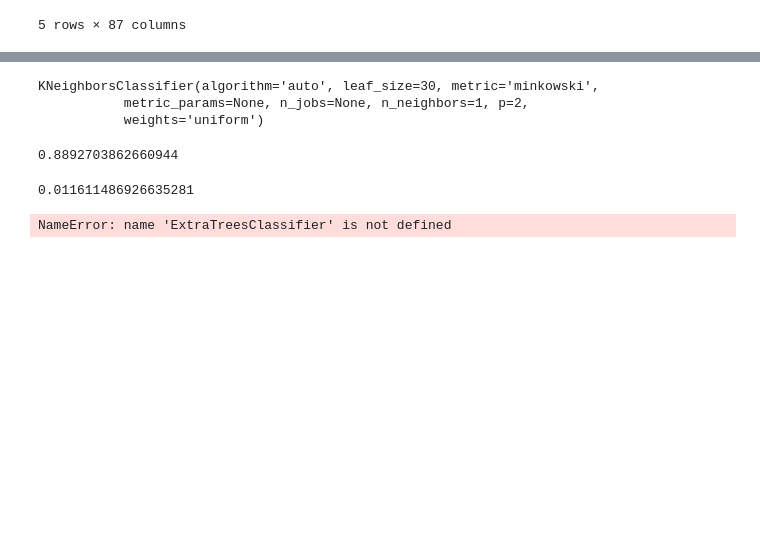
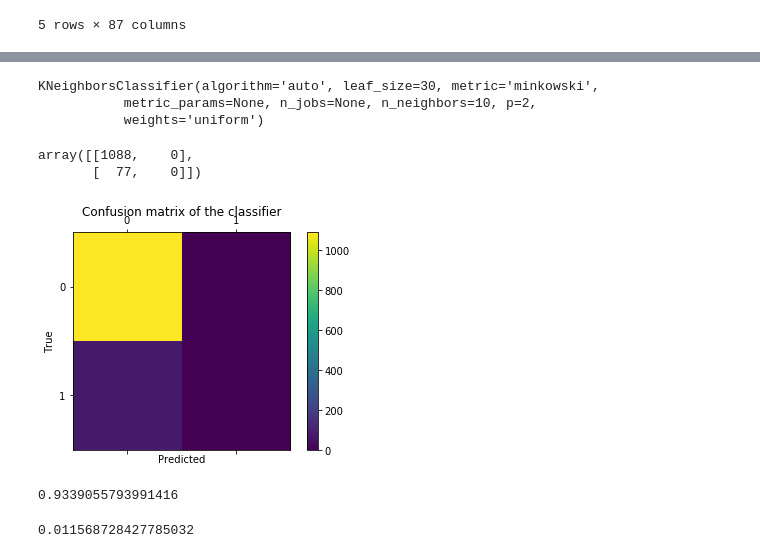
Before and after one commit to ochomoswill/coil_dataset, a Jupyter notebook: src/COIL Dataset.ipynb, the cells around one changed output, grey strips where cells are left out. Drawn from its saved outputs; the diff is of its cells as text; code cells hidden in the pictures; blank space fills up the shorter version.

Commit message:
Updated Notebook with Confusion Matrix and Accuracy

```diff
--- a/src/COIL Dataset.ipynb
+++ b/src/COIL Dataset.ipynb
@@ -281,11 +250,11 @@ X_test = sc_X.transform(X_test)
 # %%
 # # Fit classifier to the training set
 from sklearn.neighbors import KNeighborsClassifier
-classifier = KNeighborsClassifier(n_neighbors=1,metric='minkowski',p=2)
+classifier = KNeighborsClassifier(n_neighbors=10,metric='minkowski',p=2)
 classifier.fit(X_train,y_train)
 # %% [output]
 KNeighborsClassifier(algorithm='auto', leaf_size=30, metric='minkowski',
-           metric_params=None, n_jobs=None, n_neighbors=1, p=2,
+           metric_params=None, n_jobs=None, n_neighbors=10, p=2,
            weights='uniform')
 # %%
 # Predict
@@ -294,10 +263,29 @@ y_pred = classifier.predict(X_test)
 # Confusion matrix evaluation
 from sklearn.metrics import confusion_matrix
 cm = confusion_matrix(y_test,y_pred)
-accuracy = (cm[0][0]+cm[1][1])/np.sum(cm)
-accuracy
+cm
 # %% [output]
-0.8892703862660944
+array([[1088,    0],
+       [  77,    0]])
+# %%
+labels = ['business', 'health']
+fig = plt.figure()
+ax = fig.add_subplot(111)
+cax = ax.matshow(cm)
+plt.title('Confusion matrix of the classifier')
+fig.colorbar(cax)
+#ax.set_xticklabels([''] + labels)
+#ax.set_yticklabels([''] + labels)
+plt.xlabel('Predicted')
+plt.ylabel('True')
+plt.show()
+# %% [output]
+[figure, added]
+# %%
+accuracy = (cm[0][0]+cm[1][1])/np.sum(cm)
+accuracy
+# %% [output]
+0.9339055793991416
 # %%
 # K-Fold cross validation
 from sklearn.model_selection import cross_val_score
@@ -305,14 +293,4 @@ accuracies = cross_val_score(estimator=classifier,X=X_train,y=y_train,cv=10)
 accuracies.mean()
 accuracies.std()
 # %% [output]
-0.011611486926635281
+0.011568728427785032
-# %%
-model = ExtraTreesClassifier()
-model.fit(X,y)
-model.feature_importances_ #use inbuilt class
-feat_importances = pd.Series(model.feature_importances_, index=X.columns)
-matplotlib.rcParams['figure.figsize'] = (18.0, 20.0)
-feat_importances.nlargest(86).plot(kind='barh')
-plt.show()
-# %% [output]
-NameError: name 'ExtraTreesClassifier' is not defined
```
Also changed, not shown: parts of 8 cells of this notebook.
